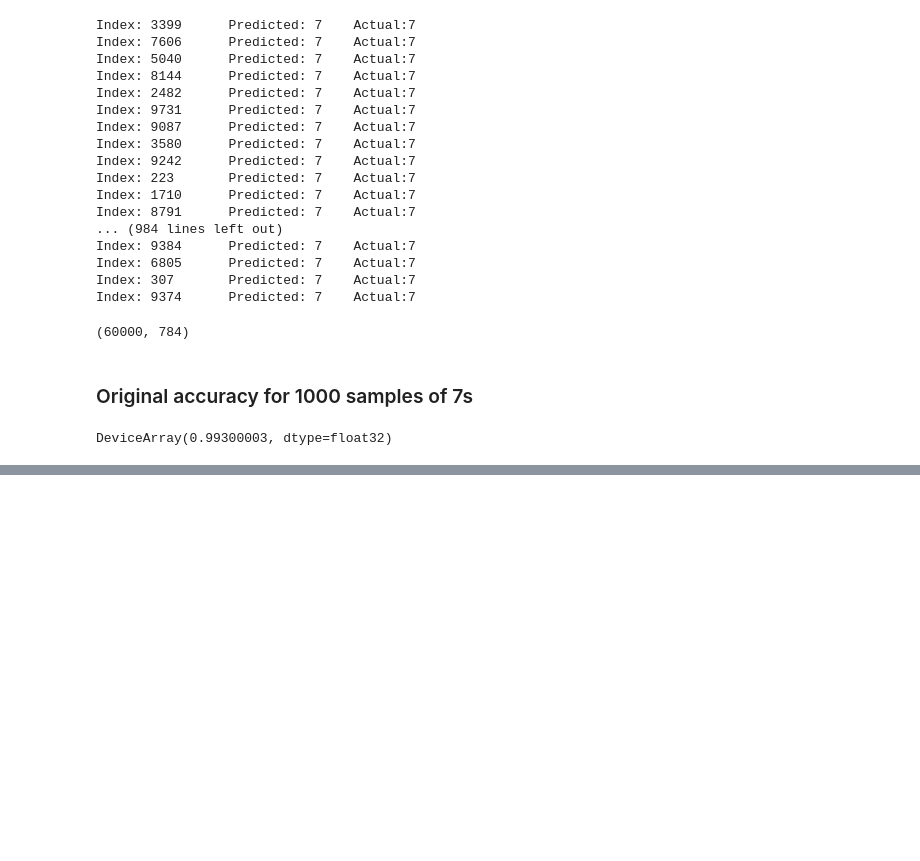
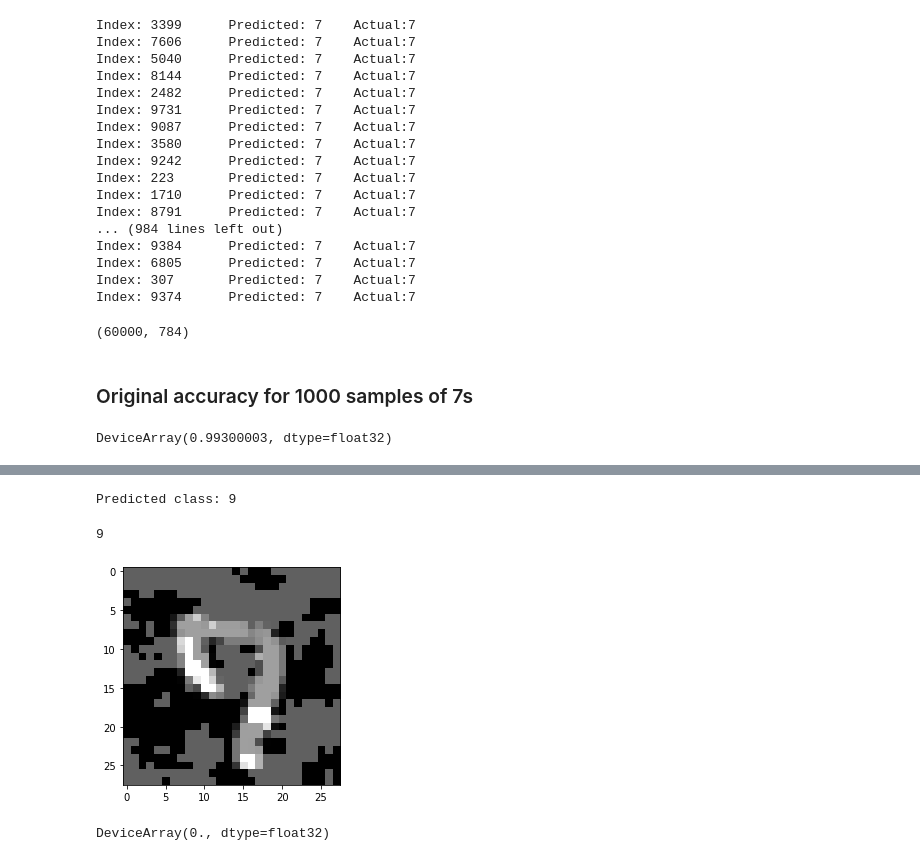
Before and after one commit to armandordorica/ECE1513_A5_Adversarial_training, a Jupyter notebook: ECE1513_A5_V2.ipynb, the cells around one changed output, grey strips where cells are left out. Saved outputs shown, nothing was run; the diff lists cells and outputs as text; code cells hidden in the pictures; blank space fills up the shorter version.

```diff
--- a/ECE1513_A5_V2.ipynb
+++ b/ECE1513_A5_V2.ipynb
@@ -564,0 +572,6 @@ DeviceArray(0.99300003, dtype=float32)
+# %%
+predict_image(perturbed_images[100])
+# %% [output]
+Predicted class: 9
+9
+[figure, added]
@@ -564,0 +580,4 @@ DeviceArray(0.99300003, dtype=float32)
+# %%
+accuracy(params, shape_as_image(perturbed_images, thousand_testing_sevens_labels))
+# %% [output]
+DeviceArray(0., dtype=float32)
```
Also changed, not shown: parts of 8 cells of this notebook.
